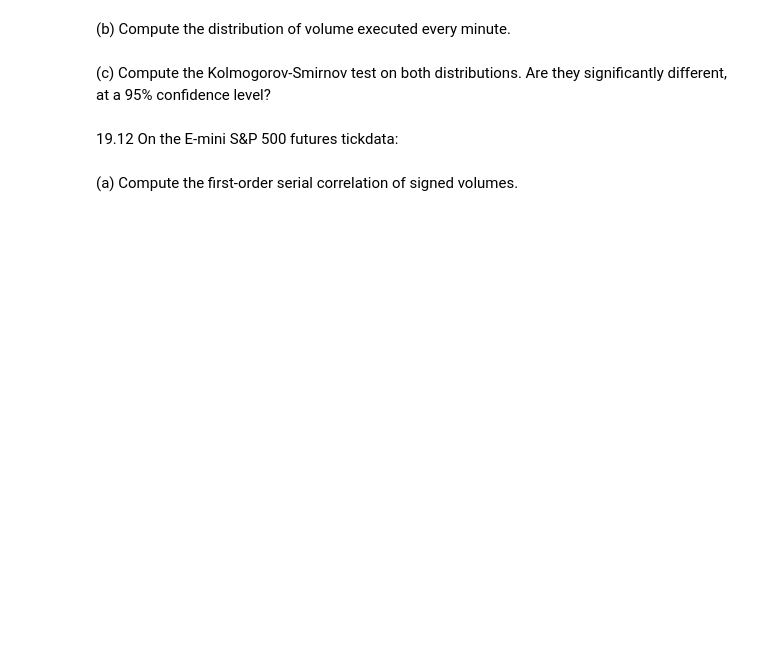
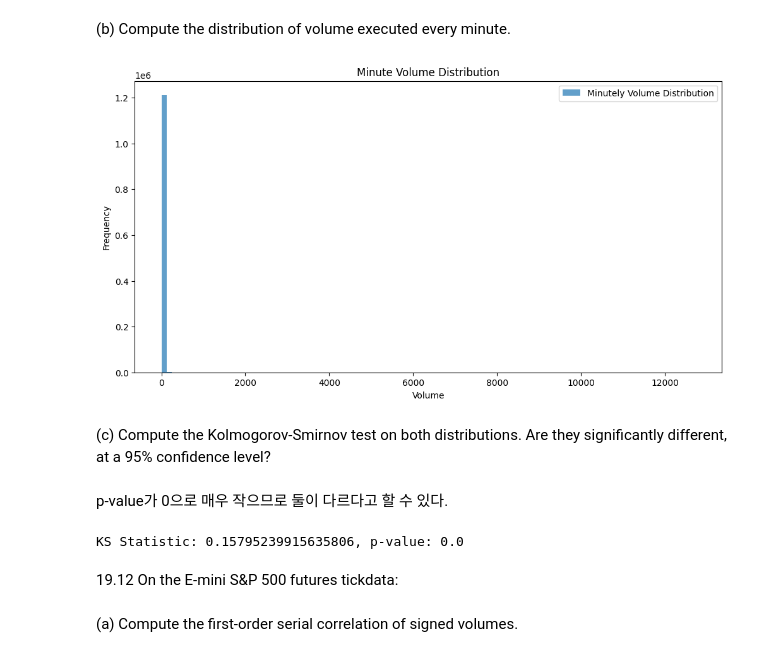
Before and after one commit to Green-grape/AFML, a Jupyter notebook: chapter19/exercise.ipynb, the cells around one changed output. Saved outputs shown, nothing was run; the diff lists cells and outputs as text; code cells hidden in the pictures; blank space fills up the shorter version.

```diff
--- a/chapter19/exercise.ipynb
+++ b/chapter19/exercise.ipynb
@@ -605,8 +640,27 @@ every minute.
 # %% [markdown]
 (b) Compute the distribution of volume executed every minute.
+# %%
+volume_minute=df.groupby('Minute')['Volume'].sum()
+
+plt.figure(figsize=(12, 6))
+plt.hist(volume_minute, bins=100, alpha=0.7, label='Minutely Volume Distribution')
+plt.title('Minute Volume Distribution')
+plt.xlabel('Volume')
+plt.ylabel('Frequency')
+plt.legend()
+plt.show()
+# %% [output]
+[figure, added]
 # %% [markdown]
 (c) Compute the Kolmogorov-Smirnov test on both distributions. Are they
 significantly different, at a 95% confidence level?
+# %% [markdown]
+p-value가 0으로 매우 작으므로 둘이 다르다고 할 수 있다.
+# %%
+ks_statistic, ks_p_value = ks_2samp(volume_5sec, volume_minute)
+print(f"KS Statistic: {ks_statistic}, p-value: {ks_p_value}")
+# %% [output]
+KS Statistic: 0.15795239915635806, p-value: 0.0
 # %% [markdown]
 19.12 On the E-mini S&P 500 futures tickdata:
 # %% [markdown]
```
Also changed, not shown: parts of 7 cells of this notebook.
